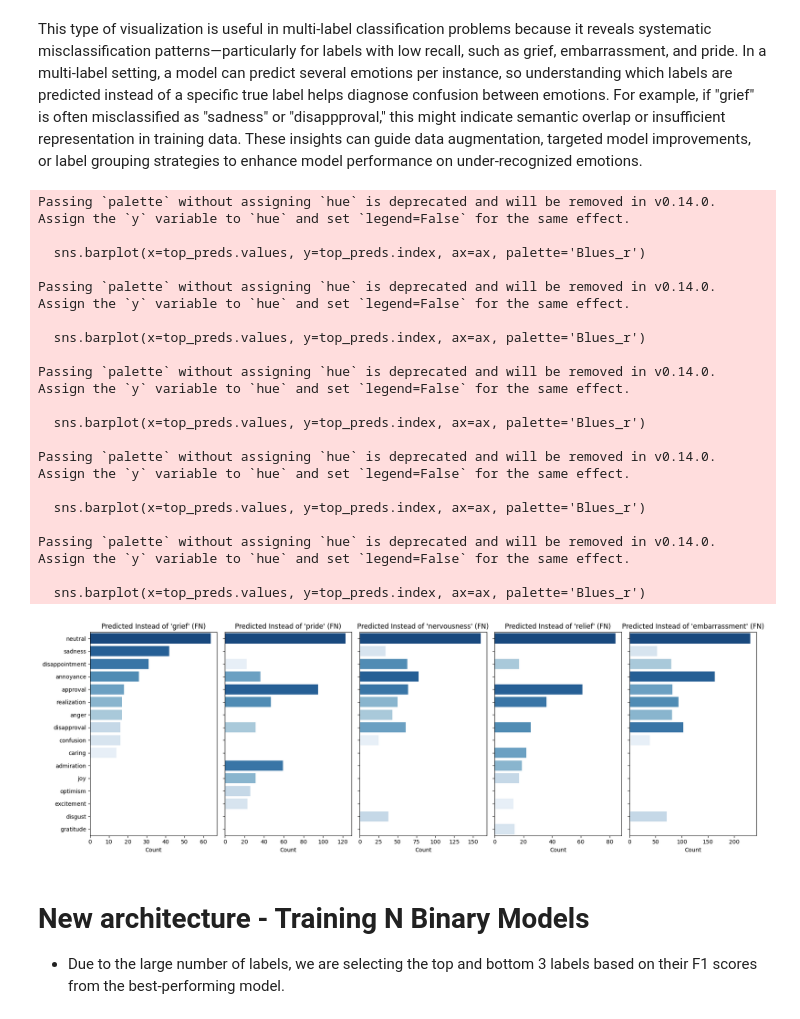
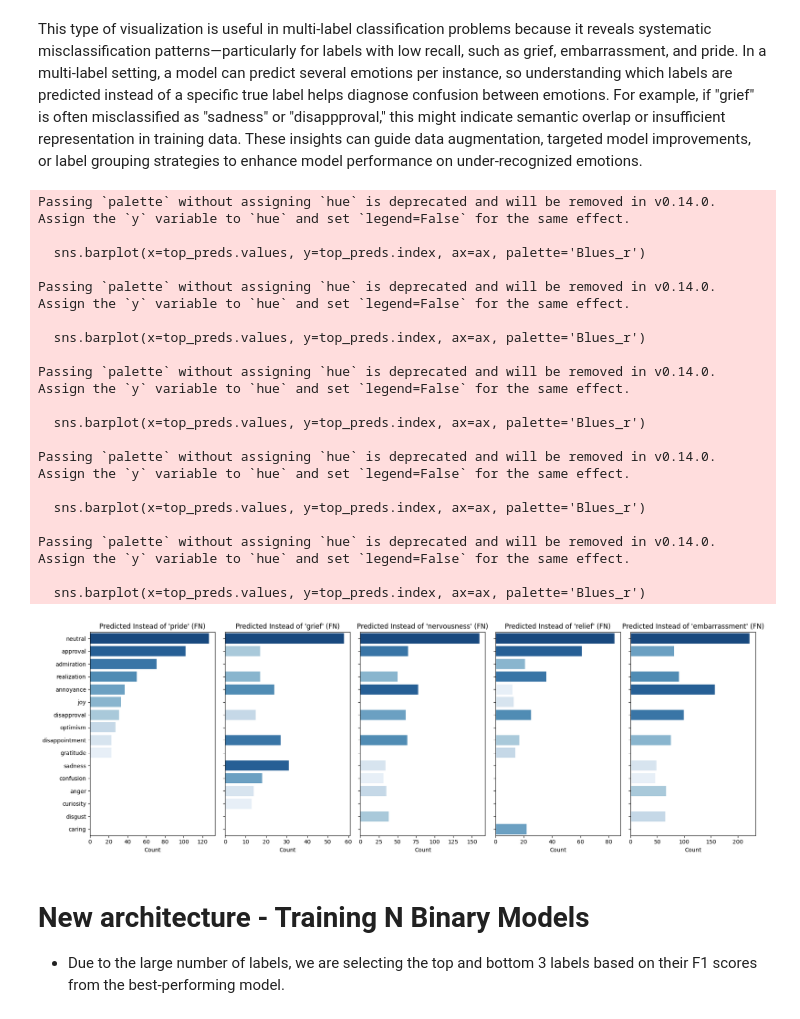
Before and after one commit to simrankgill/classifying_emotions_nlp, a Jupyter notebook: PHASE_2_Emotion_Classfication_NLP_DistilBERT.ipynb, the cells around one changed output. Cells and saved outputs as stored; diff of their text form; code cells hidden in the pictures.

```diff
--- a/PHASE_2_Emotion_Classfication_NLP_DistilBERT.ipynb
+++ b/PHASE_2_Emotion_Classfication_NLP_DistilBERT.ipynb
@@ -1703,7 +1703,7 @@ import matplotlib.pyplot as plt
 import seaborn as sns
 
 # Labels to analyze
-target_labels = [ 'grief','pride','nervousness', 'relief', 'embarrassment']
+target_labels = [ 'pride','grief','nervousness', 'relief', 'embarrassment']
 
 # Convert to list if it's a Pandas Index
 label_cols = list(label_cols)
@@ -1728,34 +1728,34 @@ fig, axes = plt.subplots(1, 5, figsize=(18, 6), sharey=True)
 for ax, target in zip(axes, target_labels):
     top_preds = co_predicted_counts[target].sort_values(ascending=False)[:10]
 
     sns.barplot(x=top_preds.values, y=top_preds.index, ax=ax, palette='Blues_r')
     ax.set_title(f"Predicted Instead of '{target}' (FN)")
     ax.set_xlabel("Count")
     ax.set_ylabel("")
 
 plt.tight_layout()
 plt.show()
 # %% [output]
 Passing `palette` without assigning `hue` is deprecated and will be removed in v0.14.0. Assign the `y` variable to `hue` and set `legend=False` for the same effect.
 
   sns.barplot(x=top_preds.values, y=top_preds.index, ax=ax, palette='Blues_r')
 
 Passing `palette` without assigning `hue` is deprecated and will be removed in v0.14.0. Assign the `y` variable to `hue` and set `legend=False` for the same effect.
 
   sns.barplot(x=top_preds.values, y=top_preds.index, ax=ax, palette='Blues_r')
 
 Passing `palette` without assigning `hue` is deprecated and will be removed in v0.14.0. Assign the `y` variable to `hue` and set `legend=False` for the same effect.
 
   sns.barplot(x=top_preds.values, y=top_preds.index, ax=ax, palette='Blues_r')
 
 Passing `palette` without assigning `hue` is deprecated and will be removed in v0.14.0. Assign the `y` variable to `hue` and set `legend=False` for the same effect.
 
   sns.barplot(x=top_preds.values, y=top_preds.index, ax=ax, palette='Blues_r')
 
 Passing `palette` without assigning `hue` is deprecated and will be removed in v0.14.0. Assign the `y` variable to `hue` and set `legend=False` for the same effect.
 
   sns.barplot(x=top_preds.values, y=top_preds.index, ax=ax, palette='Blues_r')
-[figure, old version]
+[figure, new version]
 # %% [markdown]
 # New architecture - Training N Binary Models
 - Due to the large number of labels, we are selecting the top and bottom 3 labels based on their F1 scores from the best-performing model.
```
Also changed, not shown: parts of 16 cells of this notebook, 1 other file.
